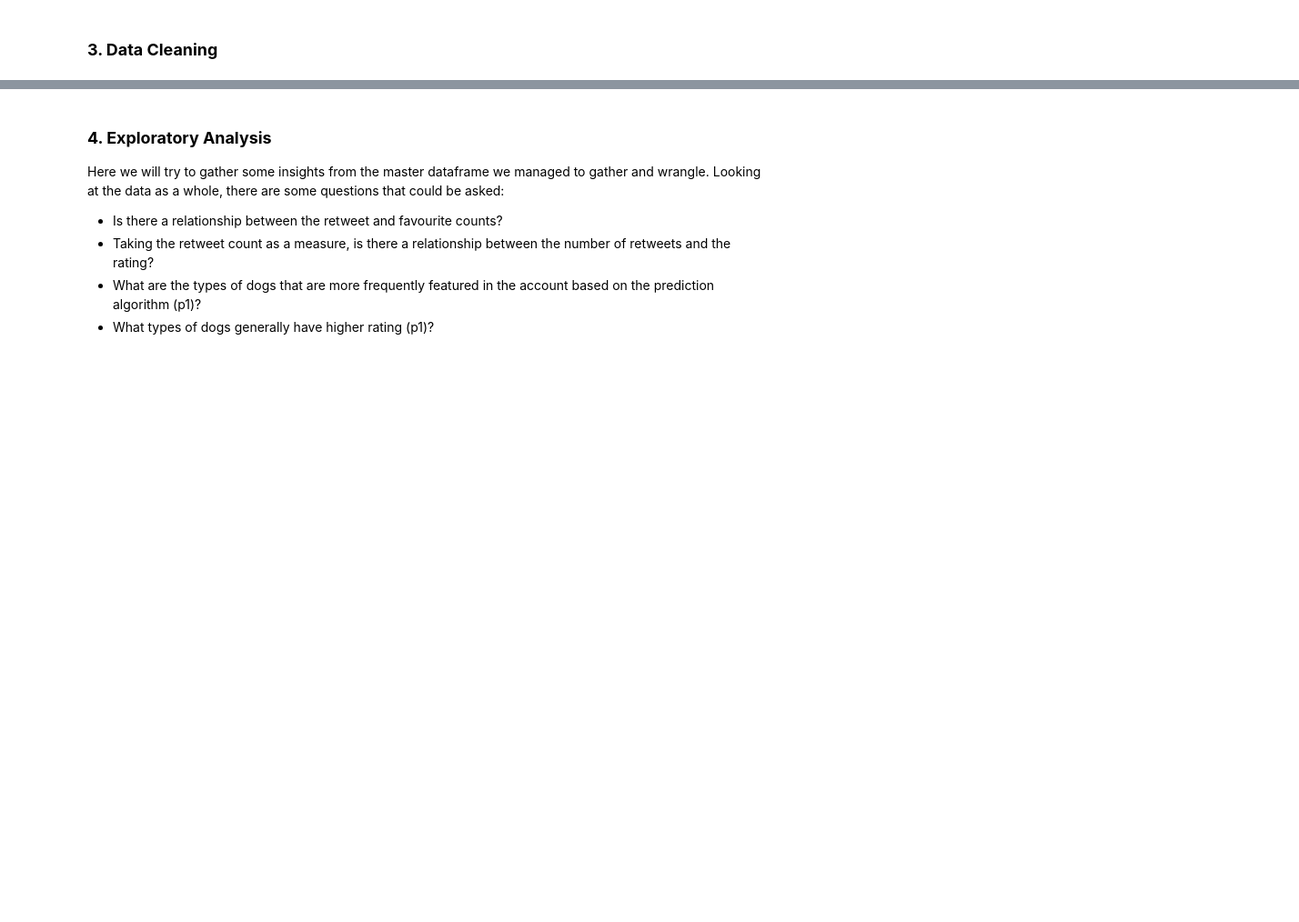
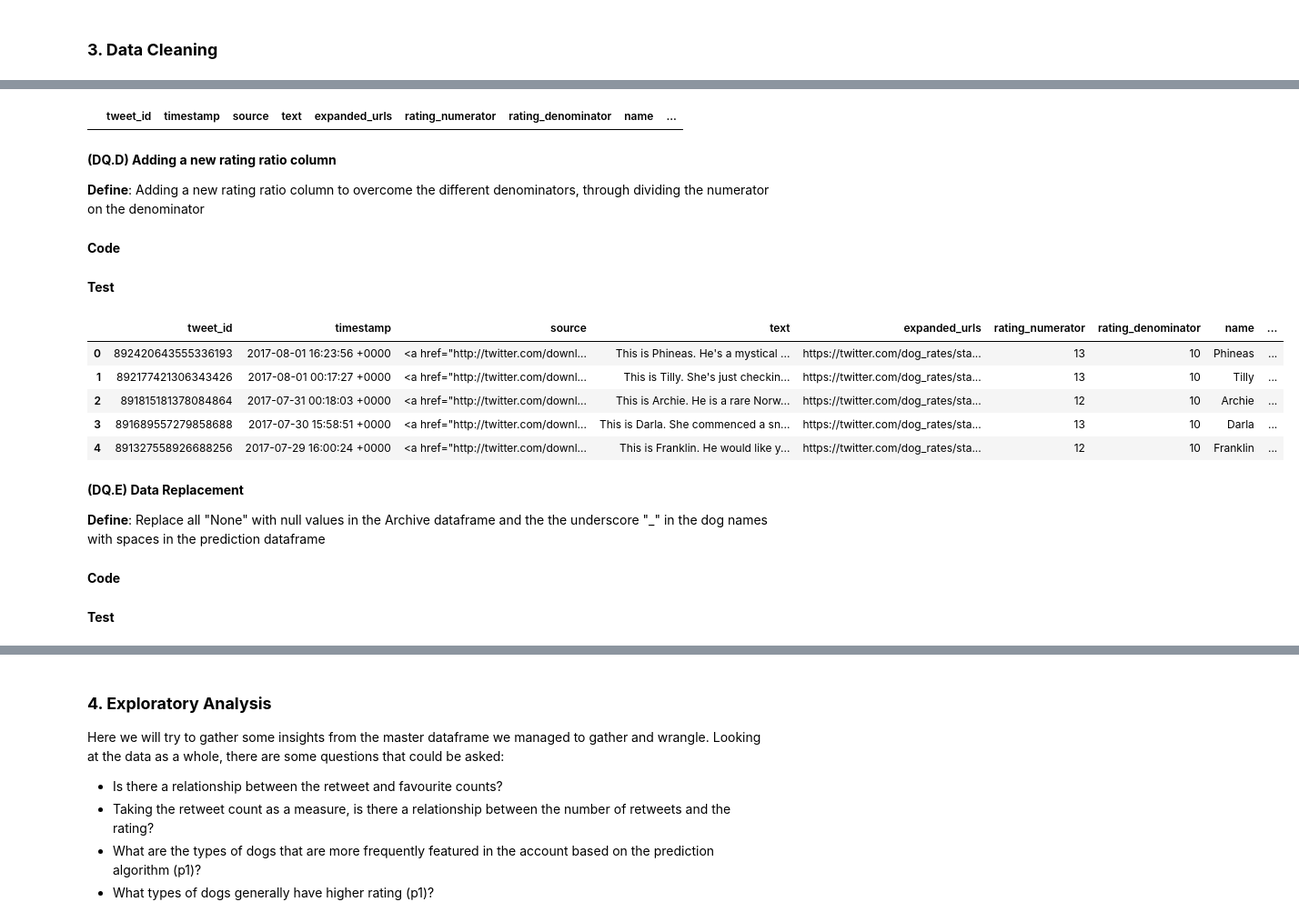
Before and after one commit to imahfoudh/Udacity-Wrangling-Act, a Jupyter notebook: wrangle_act.ipynb, the cells around one changed output, grey strips where cells are left out. Shown at 91% size. Saved outputs shown, nothing was run; the diff lists cells and outputs as text; code cells hidden in the pictures; blank space fills up the shorter version.

```diff
--- a/wrangle_act.ipynb
+++ b/wrangle_act.ipynb
@@ -228,3 +409,35 @@ archive_cln.drop(columns=['source','in_reply_to_status_id', 'in_reply_to_user_id
+# %%
+#testing the code
+archive_cln.query('rating_denominator==0')
+# %% [output]
+|  | tweet_id | timestamp | source | text | expanded_urls | rating_numerator | rating_denominator | name | ... |
+# %% [markdown]
+**(DQ.D) Adding a new rating ratio column**
+
+**Define**: Adding a new rating ratio column to overcome the different denominators, through dividing the numerator on the denominator
+# %% [markdown]
+**Code**
+# %%
+#Creating a new score column
+
+archive_cln['score']=archive_cln.rating_numerator/archive_cln.rating_denominator
+# %% [markdown]
+**Test**
+# %%
+archive_cln.head()
+# %% [output]
+|  | tweet_id | timestamp | source | text | expanded_urls | rating_numerator | rating_denominator | name | ... |
+| 0 | 892420643555336193 | 2017-08-01 16:23:56 +0000 | <a href="http://twitter.com/downl... | This is Phineas. He's a mystical ... | https://twitter.com/dog_rates/sta... | 13 | 10 | Phineas | ... |
+| 1 | 892177421306343426 | 2017-08-01 00:17:27 +0000 | <a href="http://twitter.com/downl... | This is Tilly. She's just checkin... | https://twitter.com/dog_rates/sta... | 13 | 10 | Tilly | ... |
+| 2 | 891815181378084864 | 2017-07-31 00:18:03 +0000 | <a href="http://twitter.com/downl... | This is Archie. He is a rare Norw... | https://twitter.com/dog_rates/sta... | 12 | 10 | Archie | ... |
+| 3 | 891689557279858688 | 2017-07-30 15:58:51 +0000 | <a href="http://twitter.com/downl... | This is Darla. She commenced a sn... | https://twitter.com/dog_rates/sta... | 13 | 10 | Darla | ... |
+| 4 | 891327558926688256 | 2017-07-29 16:00:24 +0000 | <a href="http://twitter.com/downl... | This is Franklin. He would like y... | https://twitter.com/dog_rates/sta... | 12 | 10 | Franklin | ... |
+# %% [markdown]
+**(DQ.E) Data Replacement**
+
+**Define**: Replace all "None" with null values in the Archive dataframe and the  the underscore "_" in the dog names with spaces in the prediction dataframe
+# %% [markdown]
+**Code**
 # %%
 #replacing "None" values with NaN
 archive_cln.replace('None',np.nan,inplace=True)
@@ -230,0 +449,2 @@ archive_cln.replace('None',np.nan,inplace=True)
+# %% [markdown]
+**Test**
```
Also changed, not shown: parts of 108 cells of this notebook, 3 other files.
